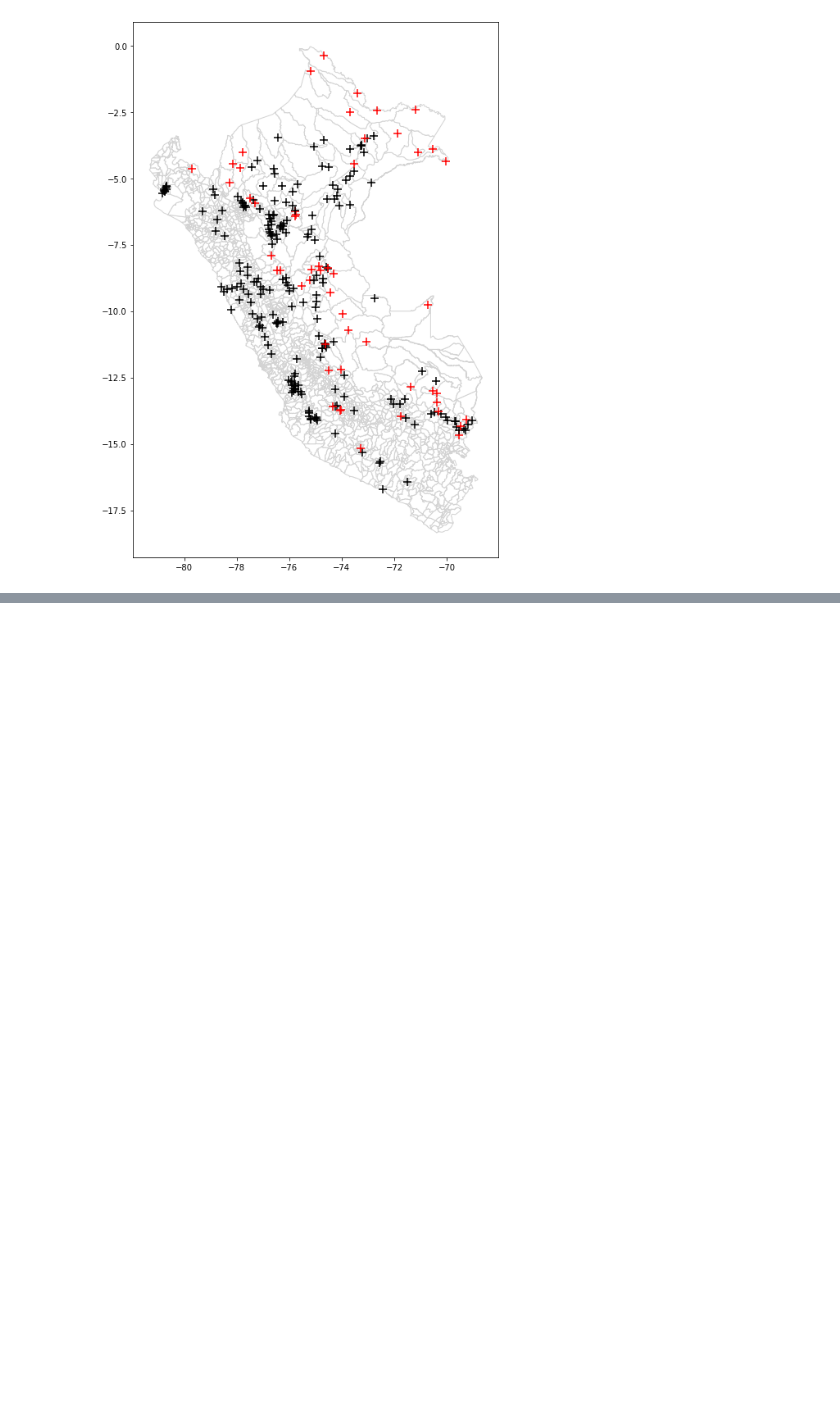
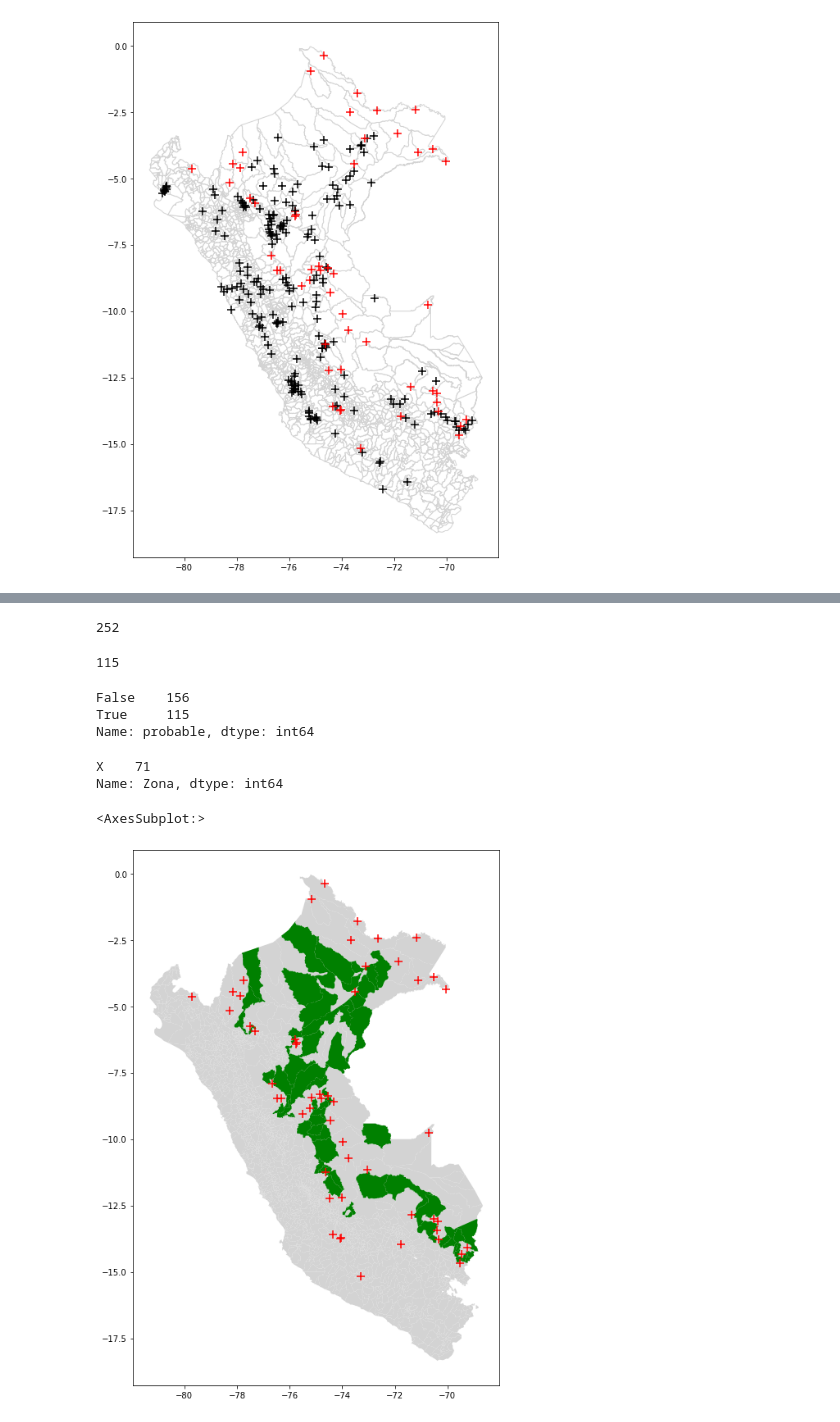
Before and after one commit to chorrillos/spatial, a Jupyter notebook: spatial.ipynb, the cells around one changed output, grey strips where cells are left out. Drawn from its saved outputs; the diff is of its cells as text; code cells hidden in the pictures; blank space fills up the shorter version.

```diff
--- a/spatial.ipynb
+++ b/spatial.ipynb
@@ -552,0 +574,2 @@ selecDisPoints.to_csv("selecDisPoints.csv")
+# %%
+MostLikelyZG['neighbors']=[v for k,v in wQ.neighbors.items()]
@@ -552,0 +612,38 @@ selecDisPoints.to_csv("selecDisPoints.csv")
+# %%
+import itertools
+
+vecinosZG = list(itertools.chain(*MostLikelyZG.loc[MostLikelyZG.Zona=='ZG','neighbors'].tolist()))
+len(vecinosZG)
+# %% [output]
+252
+# %%
+len(set(vecinosZG))
+# %% [output]
+115
+# %%
+MostLikelyZG['probable']=False
+MostLikelyZG.loc[list(vecinosZG),'probable']=True
+# %%
+MostLikelyZG.probable.value_counts()
+# %% [output]
+False    156
+True     115
+Name: probable, dtype: int64
+# %%
+MostLikelyZG=MostLikelyZG[(MostLikelyZG.probable==True) & (MostLikelyZG.Zona!="ZG")]
+# %%
+MostLikelyZG.Zona.value_counts()
+# %% [output]
+X    71
+Name: Zona, dtype: int64
+# %%
+f, ax = plt.subplots(1, figsize=(12, 12))
+
+selecDisMap.plot(ax=ax,color='lightgrey')
+MostLikelyZG.plot(column='probable',color='green',ax=ax)
+selecDisPoints.loc[selecDisPoints.Zona=="ZG"].plot(marker='+',
+                                                   ax=ax,
+                                                   markersize=100,color='red')
+# %% [output]
+<AxesSubplot:>
+[figure, added]
```
Also changed, not shown: parts of 12 cells of this notebook, 1 other file.
